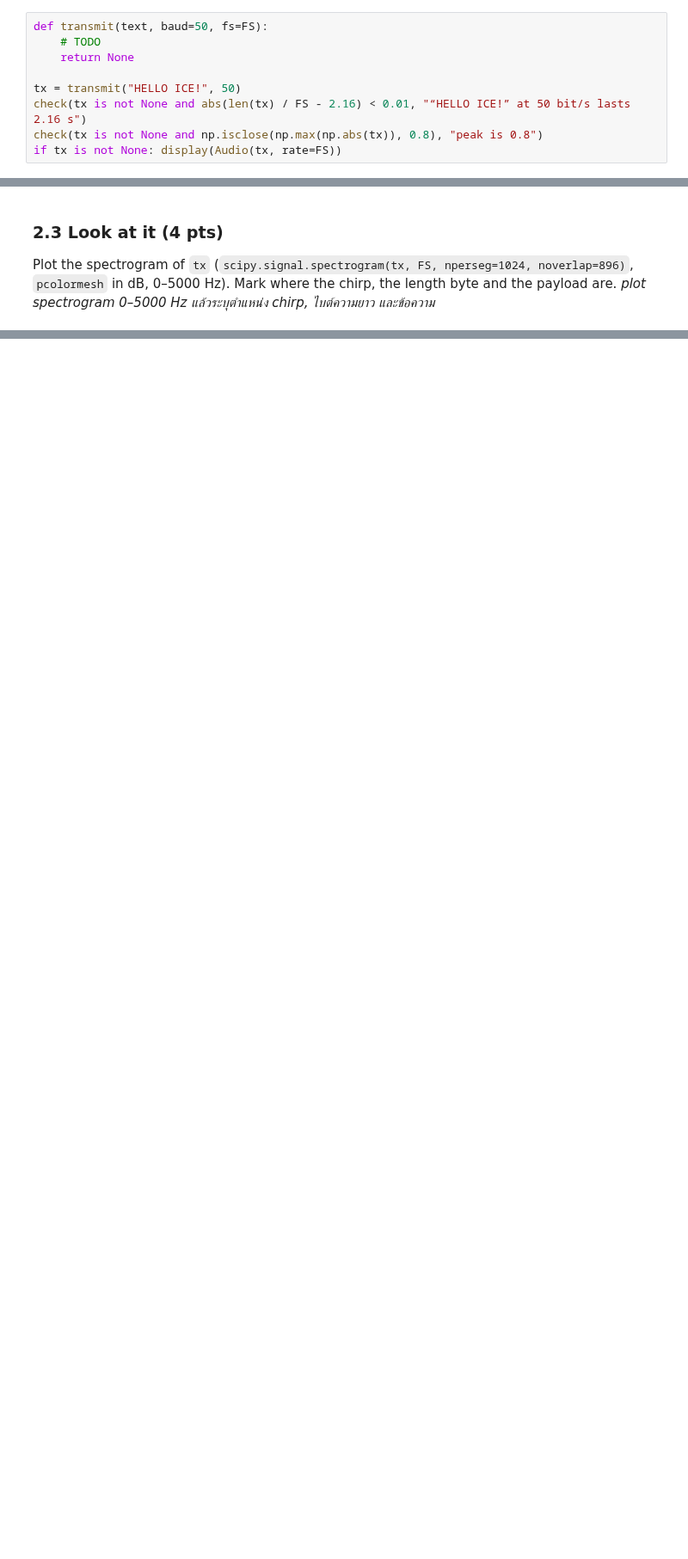
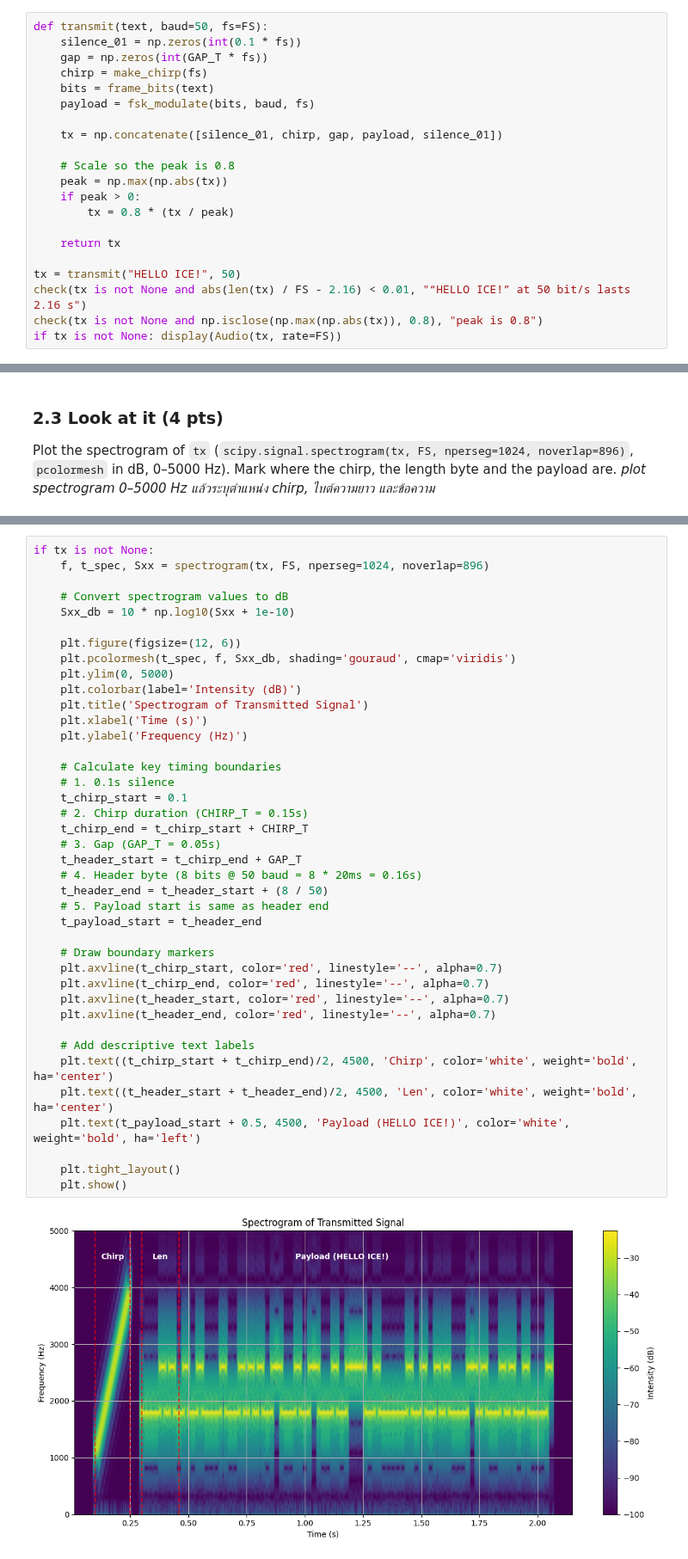
Before and after one commit to 3rd-top/DSP-Labs, a Jupyter notebook: Y3Lab2_T100.ipynb, the cells around one changed output, grey strips where cells are left out. Shown at 86% size. Cells and saved outputs as stored; diff of their text form; blank space fills up the shorter version.

```diff
--- a/Y3Lab2_T100.ipynb
+++ b/Y3Lab2_T100.ipynb
@@ -207,8 +254,20 @@ Concatenate: 0.1 s silence · `make_chirp()` · `GAP_T` s silence · `fsk_modula
 *ต่อ: เงียบ 0.1 s · chirp · เงียบ GAP_T · บิต · เงียบ 0.1 s แล้วปรับให้ค่าสูงสุดเป็น 0.8*
 # %%
 def transmit(text, baud=50, fs=FS):
-    # TODO
-    return None
+    silence_01 = np.zeros(int(0.1 * fs))
+    gap = np.zeros(int(GAP_T * fs))
+    chirp = make_chirp(fs)
+    bits = frame_bits(text)
+    payload = fsk_modulate(bits, baud, fs)
+
+    tx = np.concatenate([silence_01, chirp, gap, payload, silence_01])
+
+    # Scale so the peak is 0.8
+    peak = np.max(np.abs(tx))
+    if peak > 0:
+        tx = 0.8 * (tx / peak)
+
+    return tx
 
 tx = transmit("HELLO ICE!", 50)
 check(tx is not None and abs(len(tx) / FS - 2.16) < 0.01, "“HELLO ICE!” at 50 bit/s lasts 2.16 s")
@@ -223,3 +284,45 @@ Plot the spectrogram of `tx` (`scipy.signal.spectrogram(tx, FS, nperseg=1024, no
+# %%
+if tx is not None:
+    f, t_spec, Sxx = spectrogram(tx, FS, nperseg=1024, noverlap=896)
+
+    # Convert spectrogram values to dB
+    Sxx_db = 10 * np.log10(Sxx + 1e-10)
+
+    plt.figure(figsize=(12, 6))
+    plt.pcolormesh(t_spec, f, Sxx_db, shading='gouraud', cmap='viridis')
+    plt.ylim(0, 5000)
+    plt.colorbar(label='Intensity (dB)')
+    plt.title('Spectrogram of Transmitted Signal')
+    plt.xlabel('Time (s)')
+    plt.ylabel('Frequency (Hz)')
+
+    # Calculate key timing boundaries
+    # 1. 0.1s silence
+    t_chirp_start = 0.1
+    # 2. Chirp duration (CHIRP_T = 0.15s)
+    t_chirp_end = t_chirp_start + CHIRP_T
+    # 3. Gap (GAP_T = 0.05s)
+    t_header_start = t_chirp_end + GAP_T
+    # 4. Header byte (8 bits @ 50 baud = 8 * 20ms = 0.16s)
+    t_header_end = t_header_start + (8 / 50)
+    # 5. Payload start is same as header end
+    t_payload_start = t_header_end
+
+    # Draw boundary markers
+    plt.axvline(t_chirp_start, color='red', linestyle='--', alpha=0.7)
+    plt.axvline(t_chirp_end, color='red', linestyle='--', alpha=0.7)
+    plt.axvline(t_header_start, color='red', linestyle='--', alpha=0.7)
+    plt.axvline(t_header_end, color='red', linestyle='--', alpha=0.7)
+
+    # Add descriptive text labels
+    plt.text((t_chirp_start + t_chirp_end)/2, 4500, 'Chirp', color='white', weight='bold', ha='center')
+    plt.text((t_header_start + t_header_end)/2, 4500, 'Len', color='white', weight='bold', ha='center')
+    plt.text(t_payload_start + 0.5, 4500, 'Payload (HELLO ICE!)', color='white', weight='bold', ha='left')
+
+    plt.tight_layout()
+    plt.show()
+# %% [output]
+[figure, added]
 # %% [markdown]
 ### 2.4 Questions (2 pts)
 (a) What is the bit rate if one bit lasts 5 ms? *ถ้าบิตละ 5 ms ความเร็วเท่าไร*
```
Also changed, not shown: parts of 34 cells of this notebook.
